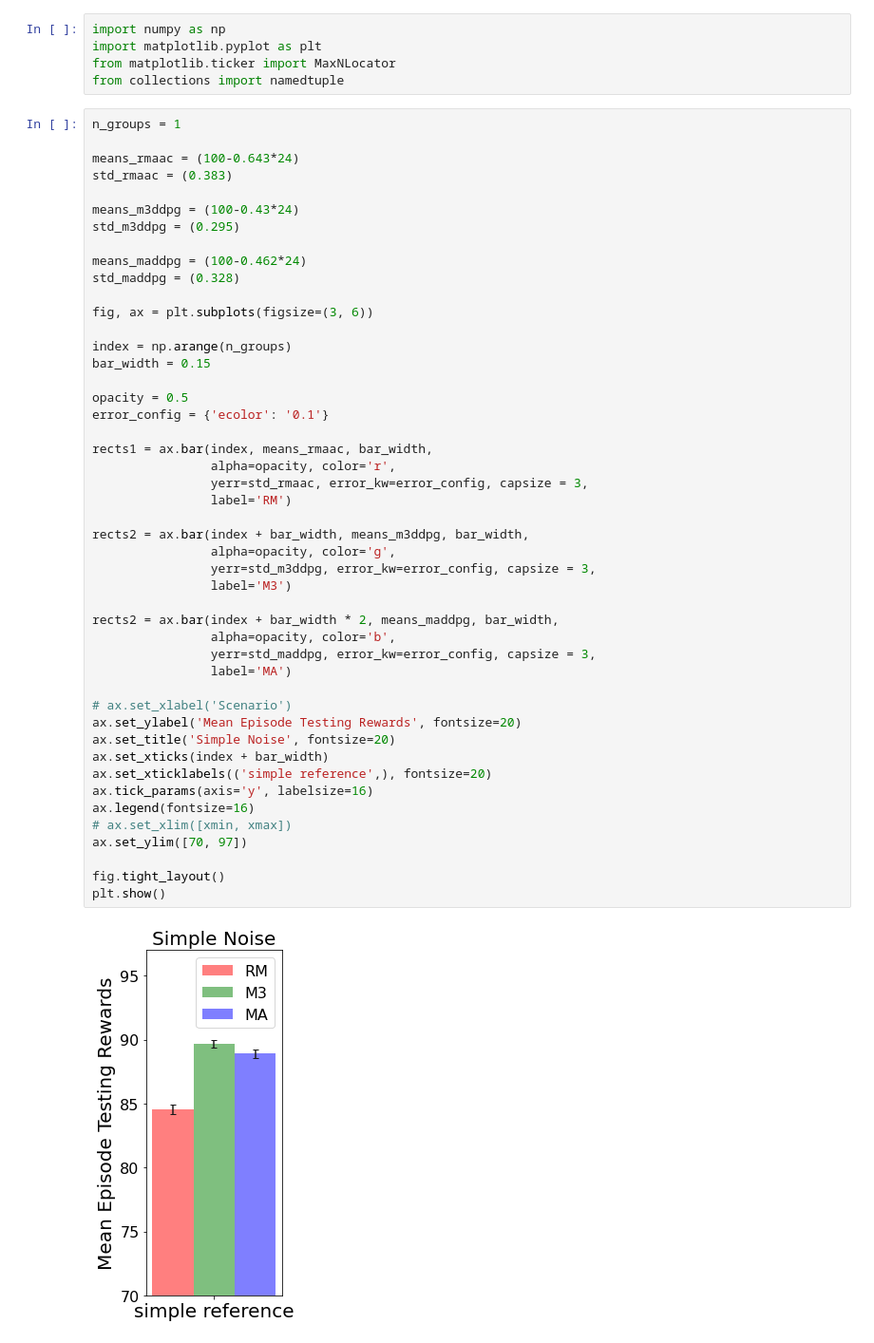
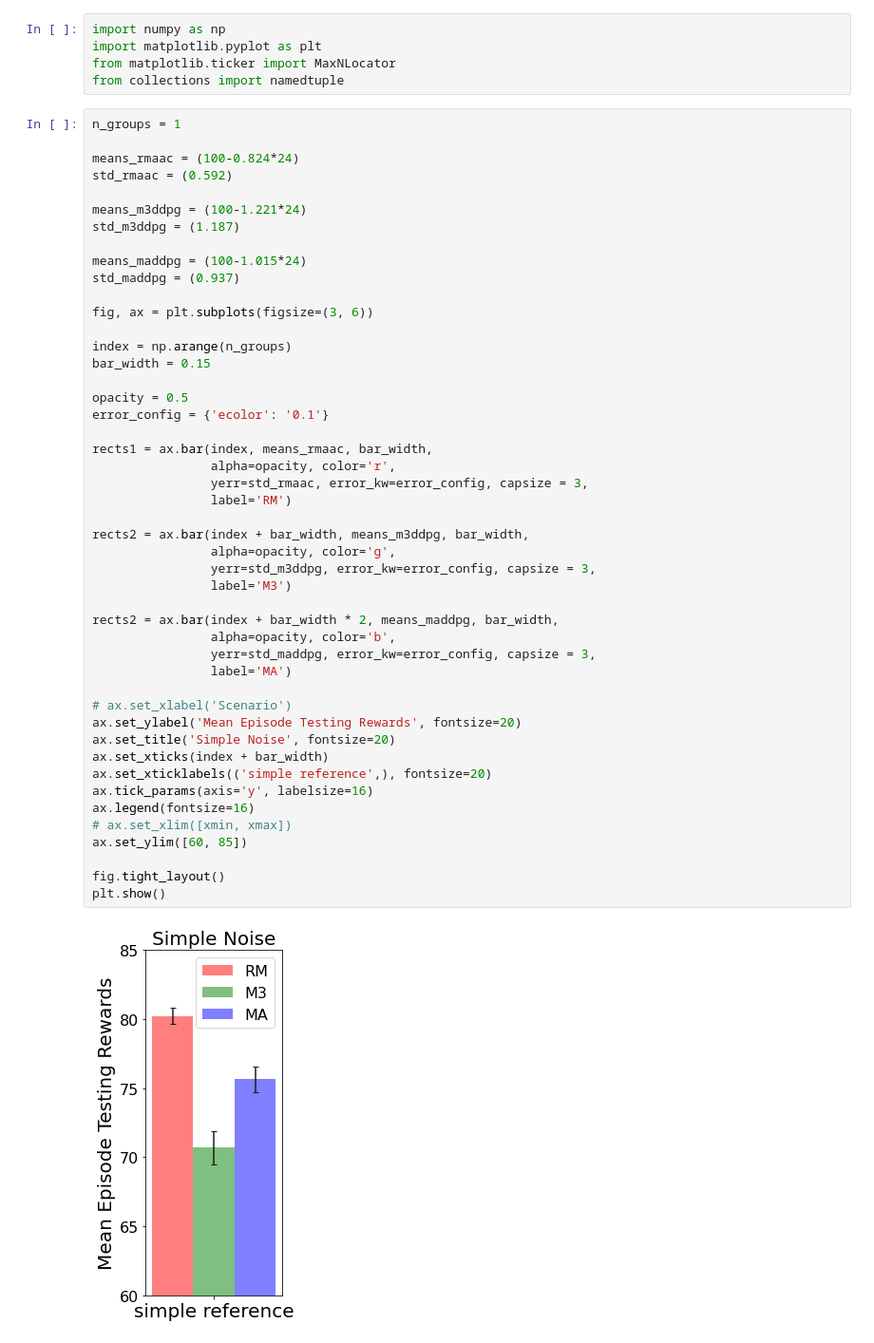
Before and after one commit to SihongHo/2022_rl, a Jupyter notebook: Figure_random_d.ipynb, the cells around one changed output. Shown at 95% size. Saved outputs shown, nothing was run; the diff lists cells and outputs as text.

```diff
--- a/Figure_random_d.ipynb
+++ b/Figure_random_d.ipynb
@@ -6,14 +6,14 @@ from collections import namedtuple
 # %%
 n_groups = 1
 
-means_rmaac = (100-0.643*24)
-std_rmaac = (0.383)
+means_rmaac = (100-0.824*24)
+std_rmaac = (0.592)
 
-means_m3ddpg = (100-0.43*24)
-std_m3ddpg = (0.295)
+means_m3ddpg = (100-1.221*24)
+std_m3ddpg = (1.187)
 
-means_maddpg = (100-0.462*24)
-std_maddpg = (0.328)
+means_maddpg = (100-1.015*24)
+std_maddpg = (0.937)
 
 fig, ax = plt.subplots(figsize=(3, 6))
 
@@ -23,35 +23,35 @@ bar_width = 0.15
 opacity = 0.5
 error_config = {'ecolor': '0.1'}
 
 rects1 = ax.bar(index, means_rmaac, bar_width,
                 alpha=opacity, color='r',
                 yerr=std_rmaac, error_kw=error_config, capsize = 3,
                 label='RM')
 
 rects2 = ax.bar(index + bar_width, means_m3ddpg, bar_width,
                 alpha=opacity, color='g',
                 yerr=std_m3ddpg, error_kw=error_config, capsize = 3,
                 label='M3')
 
 rects2 = ax.bar(index + bar_width * 2, means_maddpg, bar_width,
                 alpha=opacity, color='b',
                 yerr=std_maddpg, error_kw=error_config, capsize = 3,
                 label='MA')
 
 # ax.set_xlabel('Scenario')
 ax.set_ylabel('Mean Episode Testing Rewards', fontsize=20)
 ax.set_title('Simple Noise', fontsize=20)
 ax.set_xticks(index + bar_width)
 ax.set_xticklabels(('simple reference',), fontsize=20)
 ax.tick_params(axis='y', labelsize=16)
 ax.legend(fontsize=16)
 # ax.set_xlim([xmin, xmax])
-ax.set_ylim([70, 97])
+ax.set_ylim([60, 85])
 
 fig.tight_layout()
 plt.show()
 # %% [output]
-[figure, old version]
+[figure, new version]
 # %%
 n_groups = 1
 
```
Also changed, not shown: parts of 2 cells of this notebook, 3 other files.
